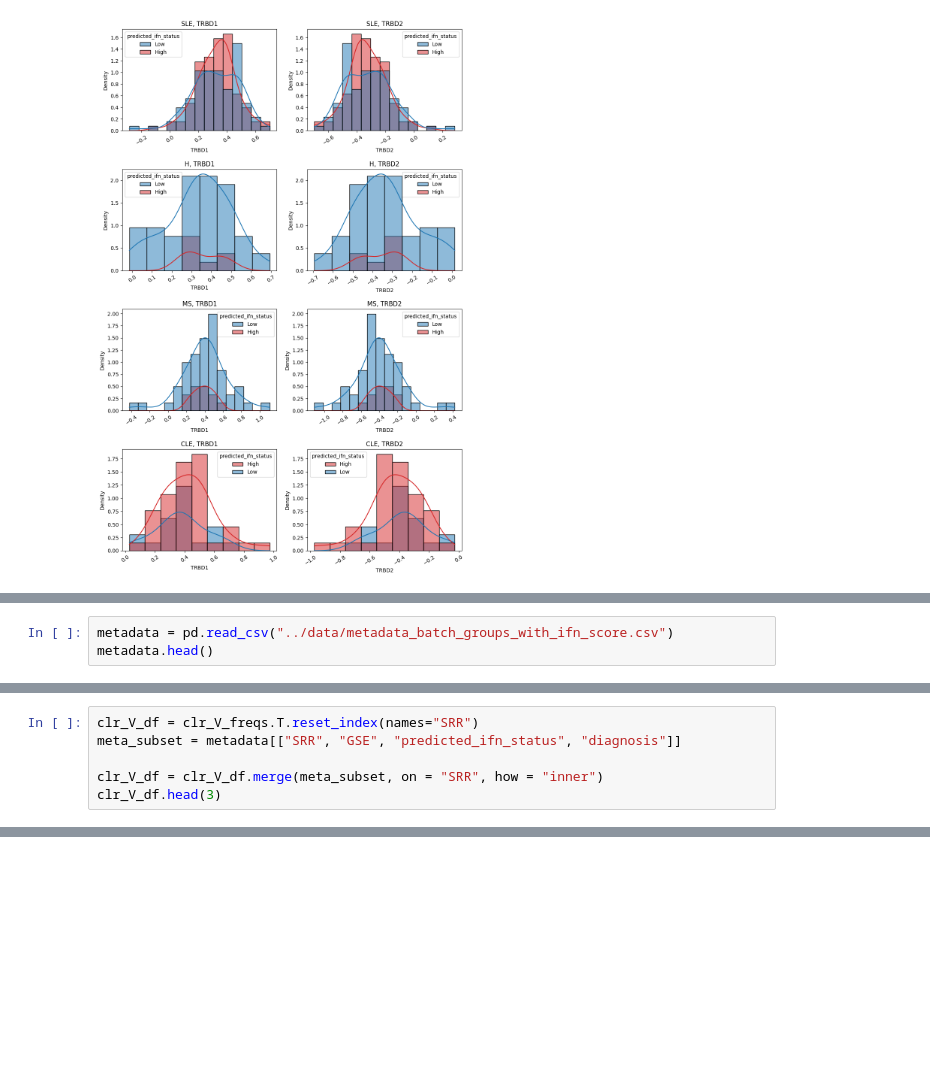
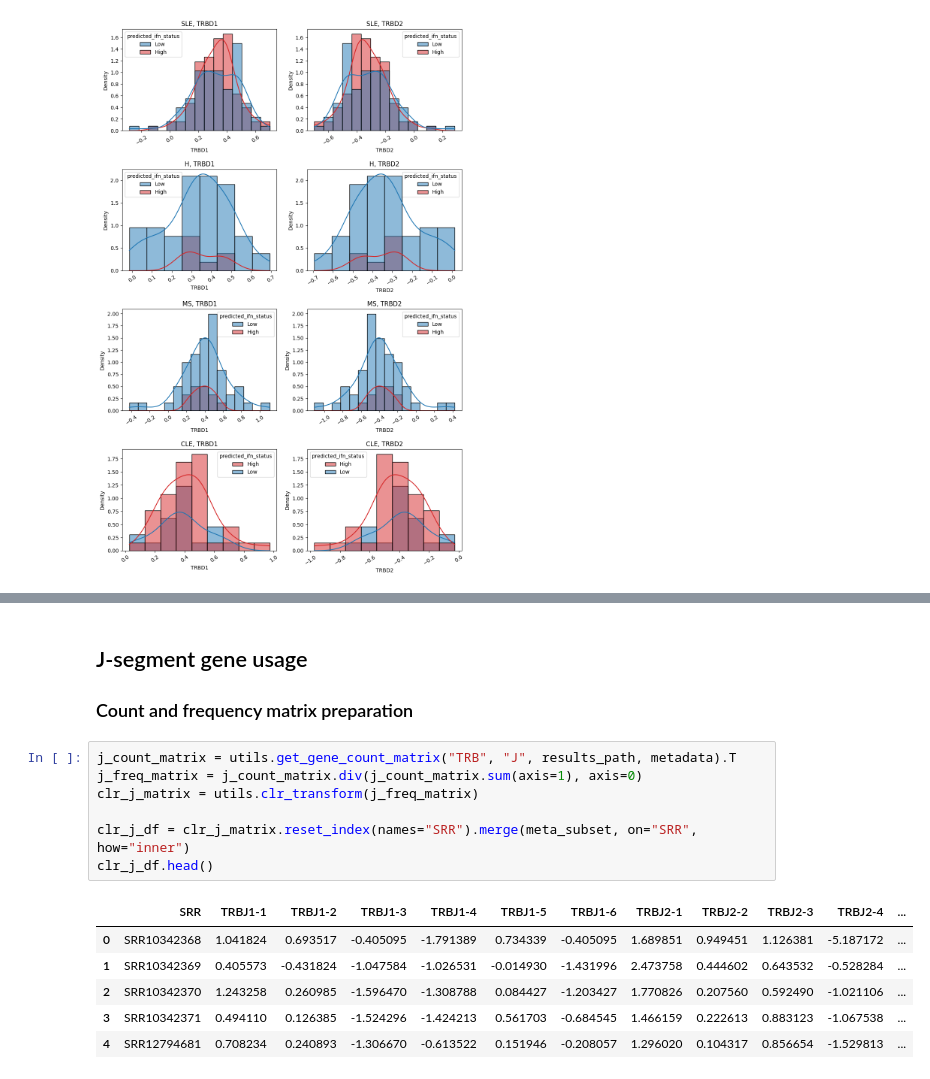
Before and after one commit to a-senkovenko/SKO-1, a Jupyter notebook: notebooks/TCR_02_beta_chain_genes_usage.ipynb, the cells around one changed output, grey strips where cells are left out. Drawn from its saved outputs; the diff is of its cells as text; blank space fills up the shorter version.

```diff
--- a/notebooks/TCR_02_beta_chain_genes_usage.ipynb
+++ b/notebooks/TCR_02_beta_chain_genes_usage.ipynb
@@ -364,3 +344,0 @@ raw_V_counts.head()
-# %%
-metadata = pd.read_csv("../data/metadata_batch_groups_with_ifn_score.csv")
-metadata.head()
@@ -406,6 +344,0 @@ clr_V_freqs.head(3)
-# %%
-clr_V_df = clr_V_freqs.T.reset_index(names="SRR")
-meta_subset = metadata[["SRR", "GSE", "predicted_ifn_status", "diagnosis"]]
-
-clr_V_df = clr_V_df.merge(meta_subset, on = "SRR", how = "inner")
-clr_V_df.head(3)
@@ -784,0 +345,18 @@ plt.show()
+# %% [markdown]
+## J-segment gene usage
+
+### Count and frequency matrix preparation
+# %%
+j_count_matrix = utils.get_gene_count_matrix("TRB", "J", results_path, metadata).T
+j_freq_matrix = j_count_matrix.div(j_count_matrix.sum(axis=1), axis=0)
+clr_j_matrix = utils.clr_transform(j_freq_matrix)
+
+clr_j_df = clr_j_matrix.reset_index(names="SRR").merge(meta_subset, on="SRR", how="inner")
+clr_j_df.head()
+# %% [output]
+|  | SRR | TRBJ1-1 | TRBJ1-2 | TRBJ1-3 | TRBJ1-4 | TRBJ1-5 | TRBJ1-6 | TRBJ2-1 | TRBJ2-2 | TRBJ2-3 | TRBJ2-4 | ... |
+| 0 | SRR10342368 | 1.041824 | 0.693517 | -0.405095 | -1.791389 | 0.734339 | -0.405095 | 1.689851 | 0.949451 | 1.126381 | -5.187172 | ... |
+| 1 | SRR10342369 | 0.405573 | -0.431824 | -1.047584 | -1.026531 | -0.014930 | -1.431996 | 2.473758 | 0.444602 | 0.643532 | -0.528284 | ... |
+| 2 | SRR10342370 | 1.243258 | 0.260985 | -1.596470 | -1.308788 | 0.084427 | -1.203427 | 1.770826 | 0.207560 | 0.592490 | -1.021106 | ... |
+| 3 | SRR10342371 | 0.494110 | 0.126385 | -1.524296 | -1.424213 | 0.561703 | -0.684545 | 1.466159 | 0.222613 | 0.883123 | -1.067538 | ... |
+| 4 | SRR12794681 | 0.708234 | 0.240893 | -1.306670 | -0.613522 | 0.151946 | -0.208057 | 1.296020 | 0.104317 | 0.856654 | -1.529813 | ... |
```
Also changed, not shown: parts of 35 cells of this notebook, 1 other file.
